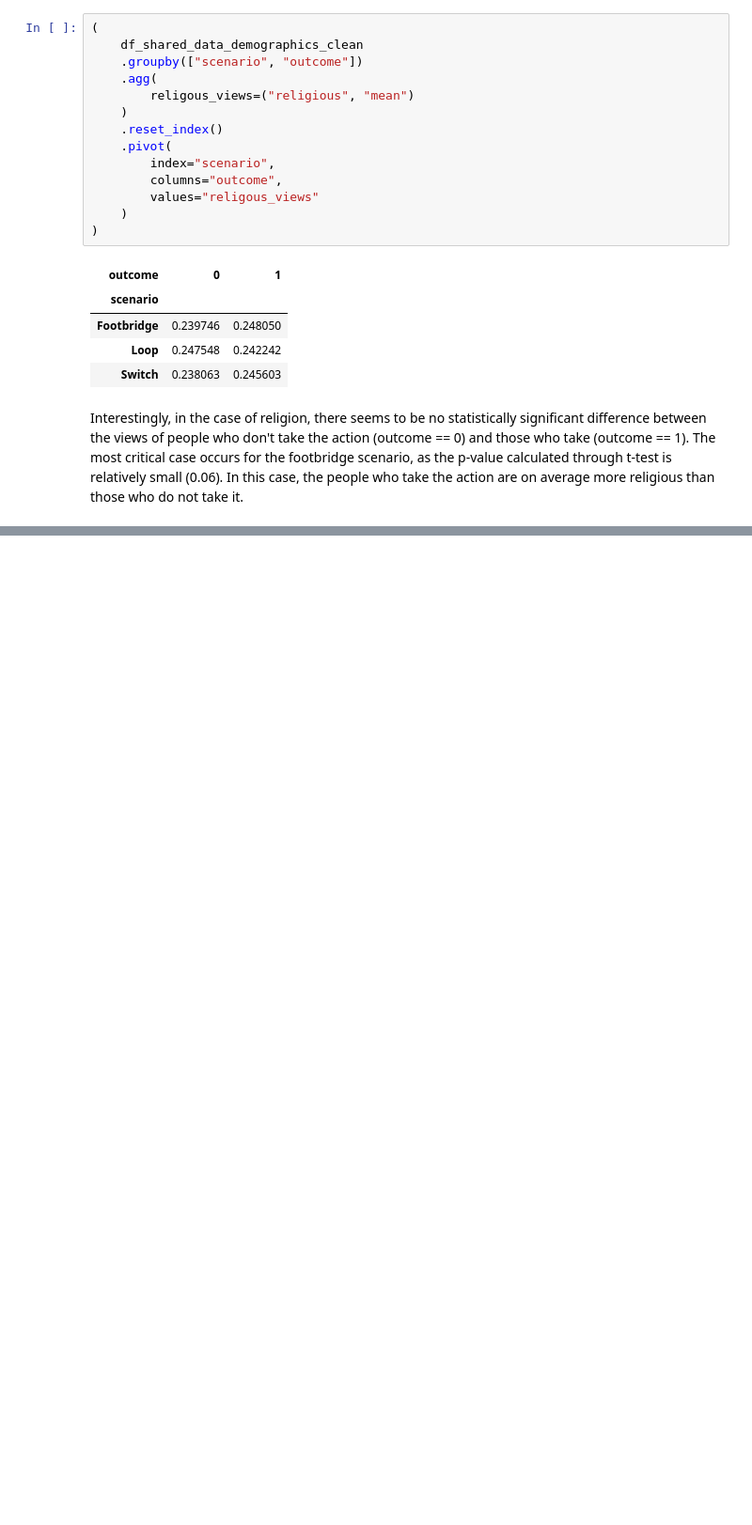
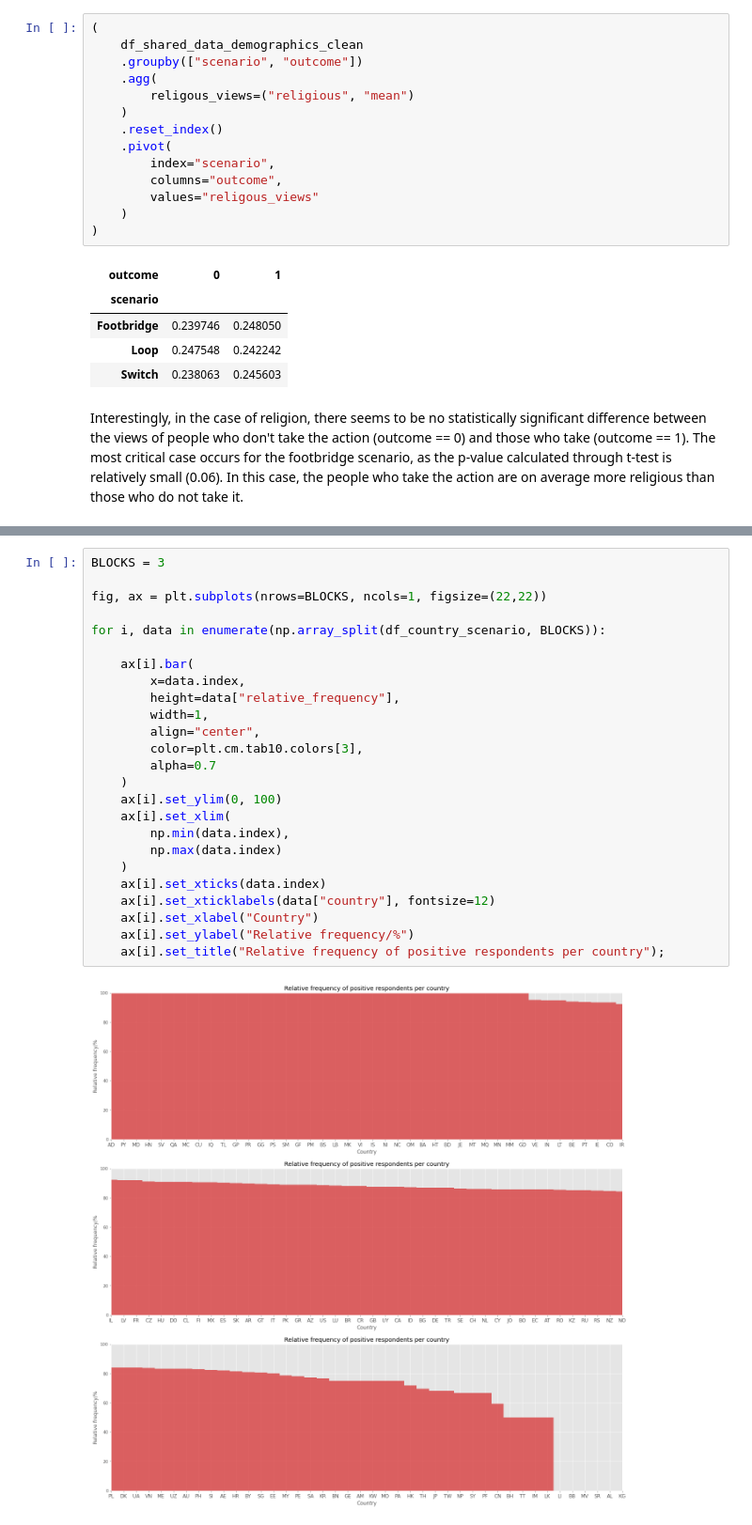
Before and after one commit to rodolfoamancio/trolley_problem, a Jupyter notebook: notebooks/trolley_problem.ipynb, the cells around one changed output, grey strips where cells are left out. Shown: that part at 94% size. Saved outputs shown, nothing was run; the diff lists cells and outputs as text; blank space fills up the shorter version.

```diff
--- a/notebooks/trolley_problem.ipynb
+++ b/notebooks/trolley_problem.ipynb
@@ -496,0 +593,27 @@ Interestingly, in the case of religion, there seems to be no statistically signi
+# %%
+BLOCKS = 3
+
+fig, ax = plt.subplots(nrows=BLOCKS, ncols=1, figsize=(22,22))
+
+for i, data in enumerate(np.array_split(df_country_scenario, BLOCKS)):
+
+    ax[i].bar(
+        x=data.index,
+        height=data["relative_frequency"],
+        width=1,
+        align="center",
+        color=plt.cm.tab10.colors[3],
+        alpha=0.7
+    )
+    ax[i].set_ylim(0, 100)
+    ax[i].set_xlim(
+        np.min(data.index),
+        np.max(data.index)
+    )
+    ax[i].set_xticks(data.index)
+    ax[i].set_xticklabels(data["country"], fontsize=12)
+    ax[i].set_xlabel("Country")
+    ax[i].set_ylabel("Relative frequency/%")
+    ax[i].set_title("Relative frequency of positive respondents per country");
+# %% [output]
+[figure, added]
```
Also changed, not shown: parts of 51 cells of this notebook, 15 other files.
